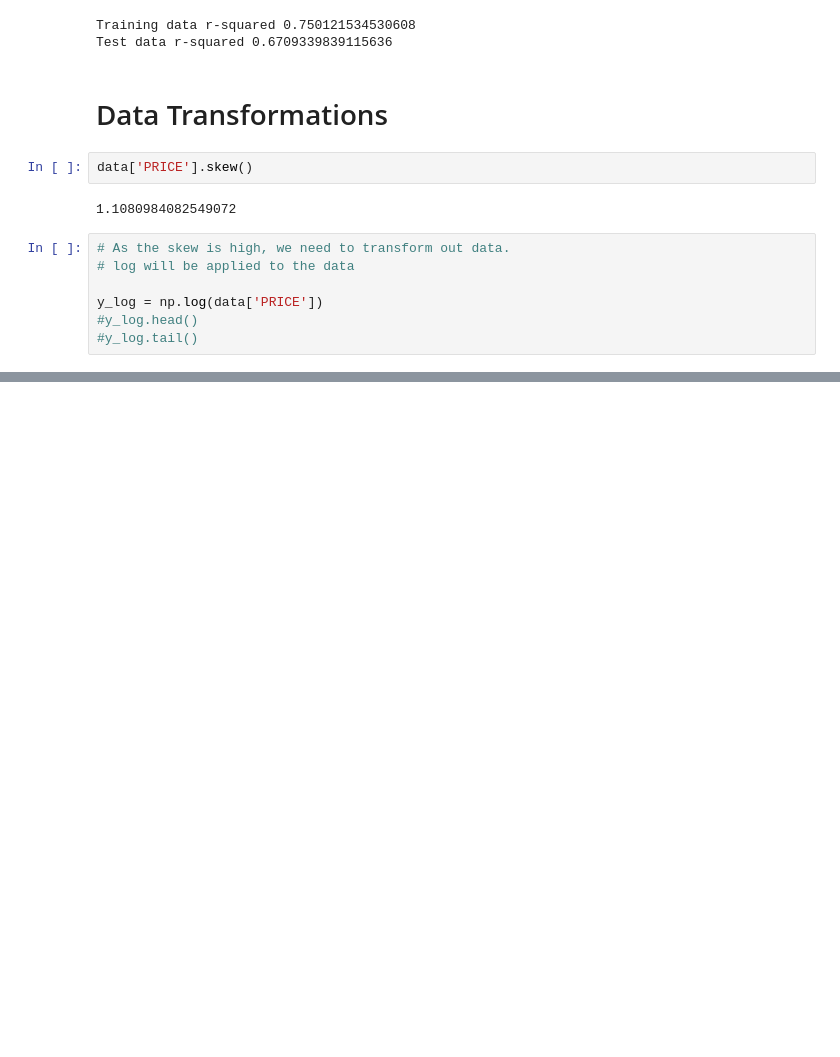
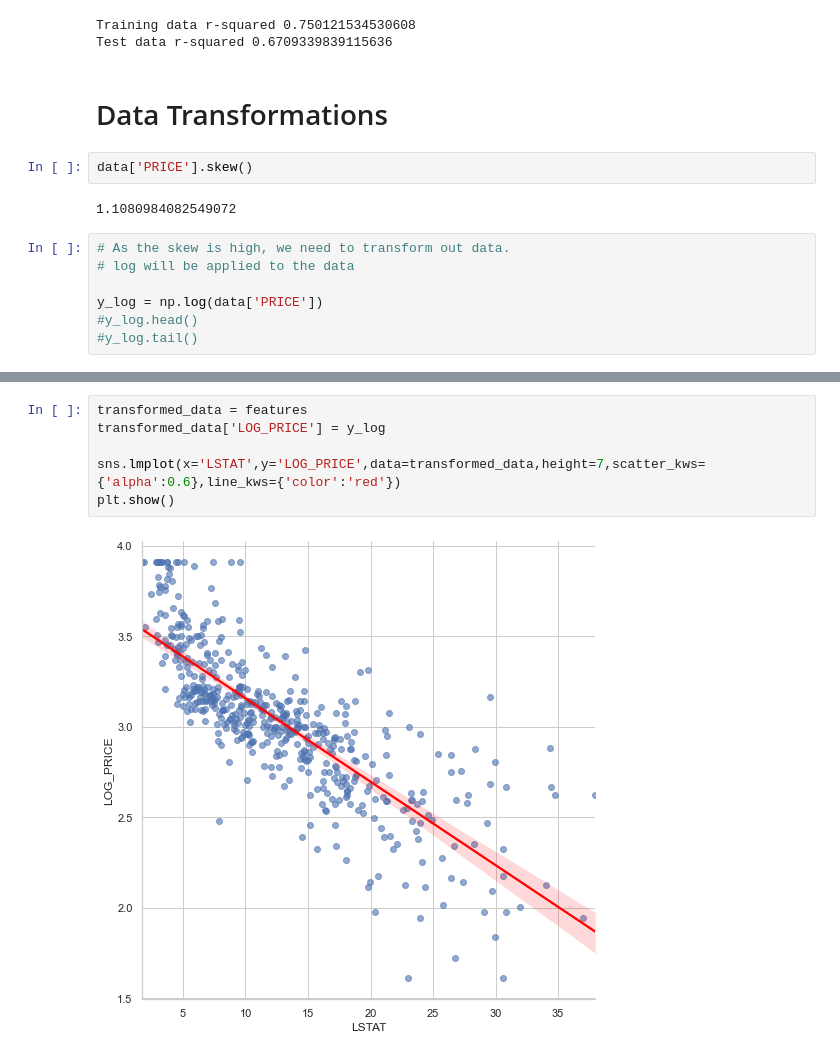
Before and after one commit to gxgarciat/Playground-DataAnalysis, a Jupyter notebook: 8_HousePriceData_MultivariableRegression.ipynb, the cells around one changed output, grey strips where cells are left out. Saved outputs shown, nothing was run; the diff lists cells and outputs as text; blank space fills up the shorter version.

```diff
--- a/8_HousePriceData_MultivariableRegression.ipynb
+++ b/8_HousePriceData_MultivariableRegression.ipynb
@@ -541,3 +546,11 @@ sns.lmplot(x='LSTAT',y='PRICE',data=data,height=7,scatter_kws={'alpha':0.6},line
 plt.show()
 # %% [output]
 [figure]
+# %%
+transformed_data = features
+transformed_data['LOG_PRICE'] = y_log
+
+sns.lmplot(x='LSTAT',y='LOG_PRICE',data=transformed_data,height=7,scatter_kws={'alpha':0.6},line_kws={'color':'red'})
+plt.show()
+# %% [output]
+[figure, added]
```
Also changed, not shown: parts of 35 cells of this notebook.
